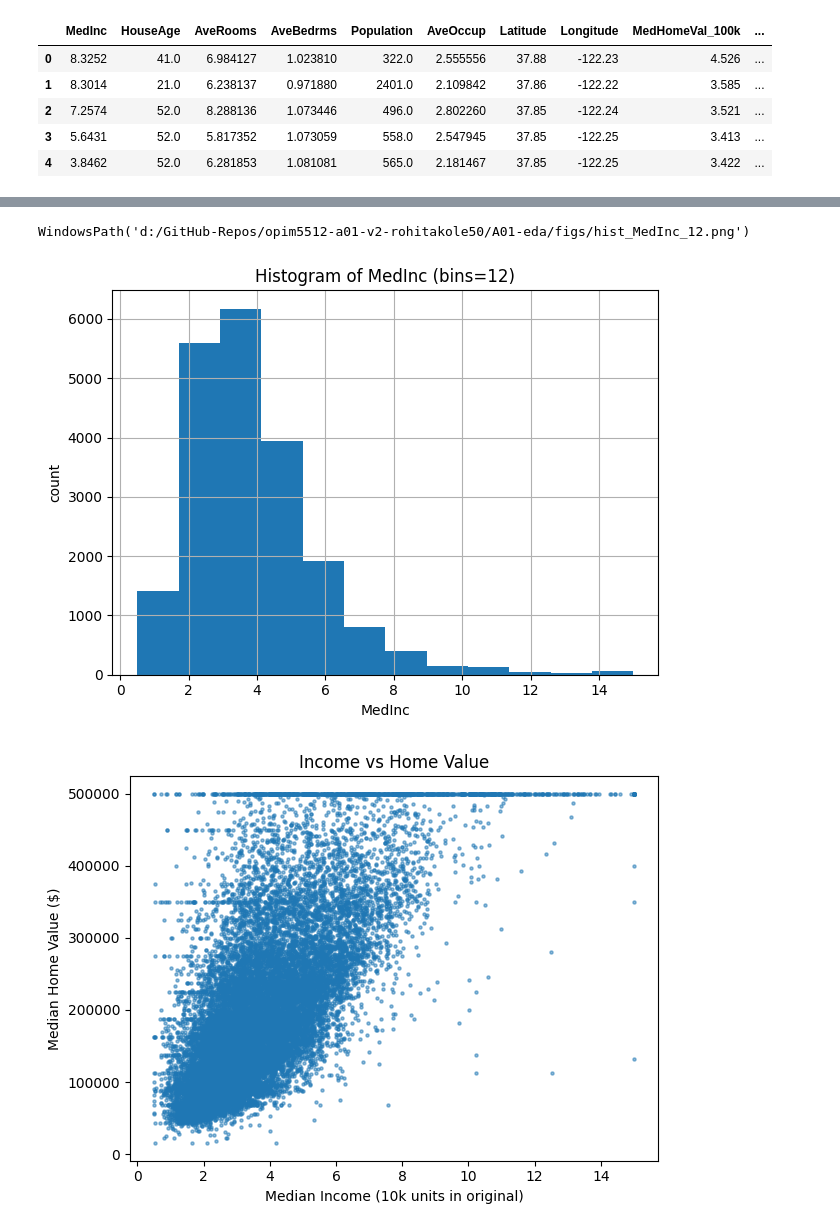
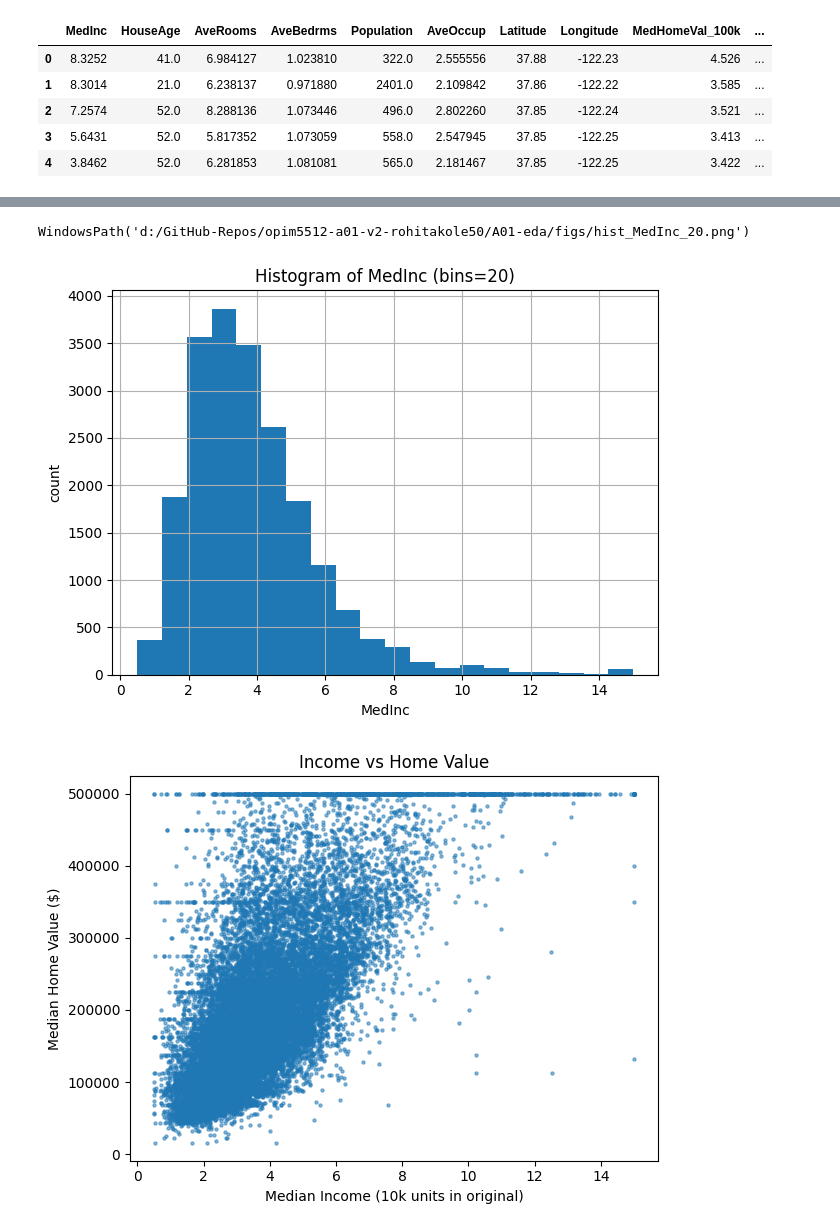
Before and after one commit to drdave-teaching-opim5512/opim5512-a01-v2-rohitakole50, a Jupyter notebook: A01-eda/notebooks/eda.ipynb, the cells around one changed output, grey strips where cells are left out. Drawn from its saved outputs; the diff is of its cells as text; code cells hidden in the pictures.

```diff
--- a/A01-eda/notebooks/eda.ipynb
+++ b/A01-eda/notebooks/eda.ipynb
@@ -74,22 +74,22 @@ summary.head(10)
 # %%
 # Choose a numeric column and number of bins, then re-run this cell to regenerate the plot.
 col = "MedInc"  # try changing this to another numeric column from df.columns
-bins = 12       # try 50
+bins = 20       # try 50
 
 assert col in df.columns, f"{col} not in dataframe columns"
 assert pd.api.types.is_numeric_dtype(df[col]), f"{col} is not numeric"
 
 plt.figure()
 df[col].hist(bins=bins)
 plt.title(f"Histogram of {col} (bins={bins})")
 plt.xlabel(col); plt.ylabel("count")
 plt.tight_layout()
 out = FIGS / f"hist_{col}_{bins}.png"
 plt.savefig(out, dpi=150)
 out
 # %% [output]
-WindowsPath('d:/GitHub-Repos/opim5512-a01-v2-rohitakole50/A01-eda/figs/hist_MedInc_12.png')
+WindowsPath('d:/GitHub-Repos/opim5512-a01-v2-rohitakole50/A01-eda/figs/hist_MedInc_20.png')
-[figure, old version]
+[figure, new version]
 # %%
 # Optional: scatter of income vs. home value if both columns exist
 if {"MedInc", "MedHomeVal_$"}.issubset(df.columns):
```
Also changed, not shown: 1 other file.
